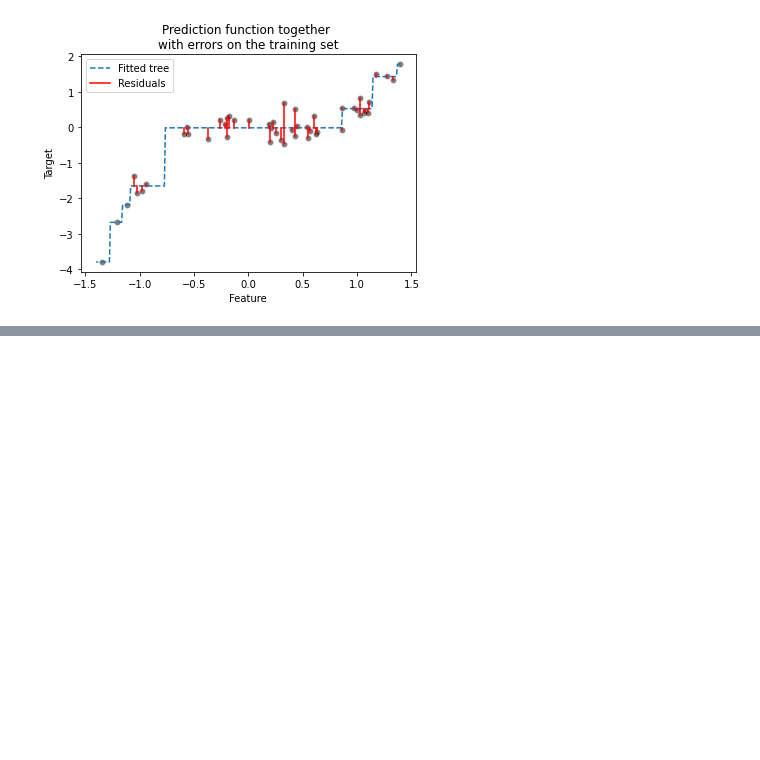
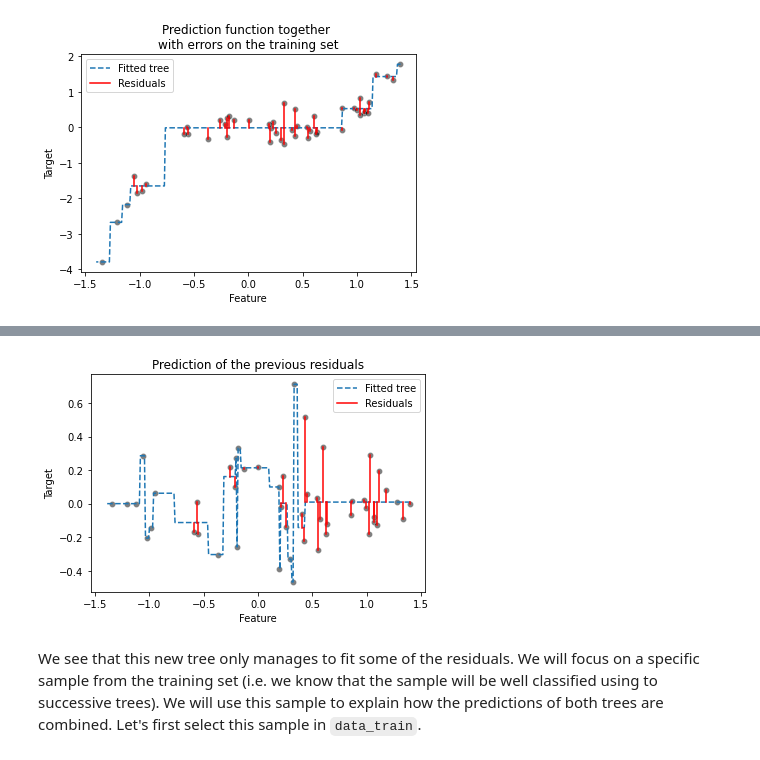
Before and after one commit to skacem/Learning-Machine-Learning, a Jupyter notebook: Scikit-learn/605_gbdt.ipynb, the cells around one changed output, grey strips where cells are left out. Cells and saved outputs as stored; diff of their text form; code cells hidden in the pictures; blank space fills up the shorter version.

Commit message:
add decision tree to predict residuals from the first tree

```diff
--- a/Scikit-learn/605_gbdt.ipynb
+++ b/Scikit-learn/605_gbdt.ipynb
@@ -70,0 +77,25 @@ _ = plt.title("Prediction function together \nwith errors on the training set")
+# %%
+residuals = target_train - target_train_predicted
+
+tree_residuals = DecisionTreeRegressor(max_depth=5, random_state=0)
+tree_residuals.fit(data_train, residuals)
+
+target_train_predicted_residuals = tree_residuals.predict(data_train)
+target_test_predicted_residuals = tree_residuals.predict(data_test)
+# %%
+sns.scatterplot(x=data_train["Feature"], y=residuals, color="black", alpha=0.5)
+line_predictions = plt.plot(data_test, target_test_predicted_residuals, "--")
+
+# plot the residuals of the predicted residuals
+for value, true, predicted in zip(data_train["Feature"],
+                                  residuals,
+                                  target_train_predicted_residuals):
+    lines_residuals = plt.plot([value, value], [true, predicted], color="red")
+
+plt.legend([line_predictions[0], lines_residuals[0]],
+           ["Fitted tree", "Residuals"])
+_ = plt.title("Prediction of the previous residuals")
+# %% [output]
+[figure, added]
+# %% [markdown]
+We see that this new tree only manages to fit some of the residuals. We will focus on a specific sample from the training set (i.e. we know that the sample will be well classified using to successive trees). We will use this sample to explain how the predictions of both trees are combined. Let's first select this sample in `data_train`.
```
Also changed, not shown: parts of 15 cells of this notebook.
